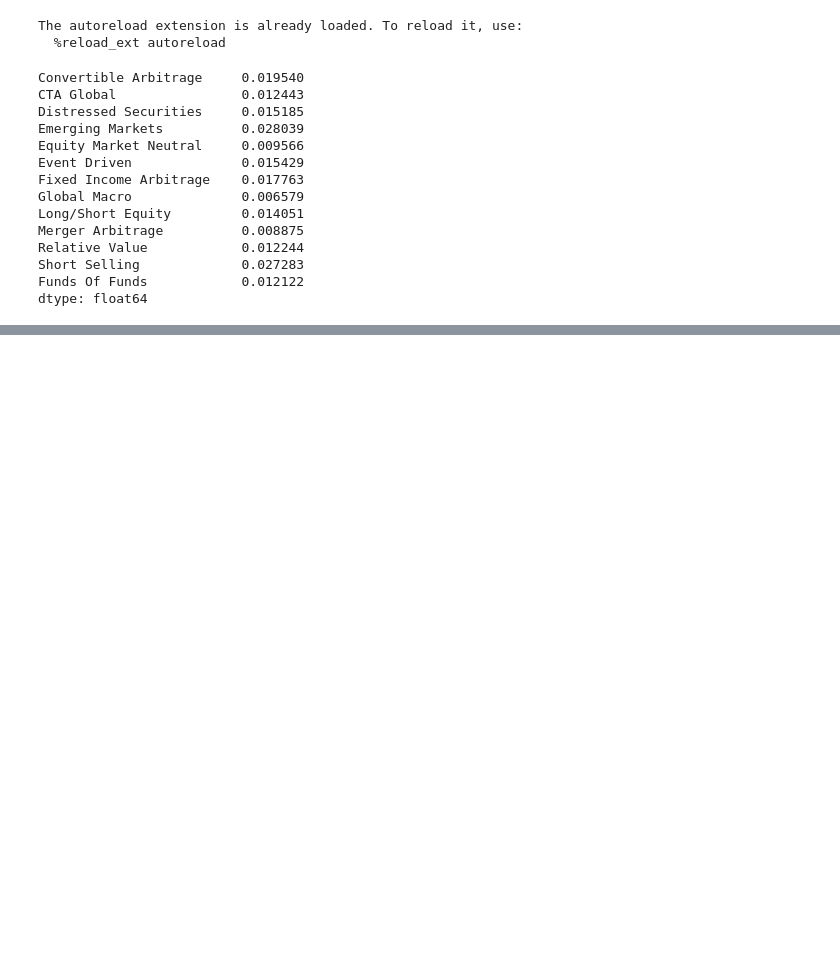
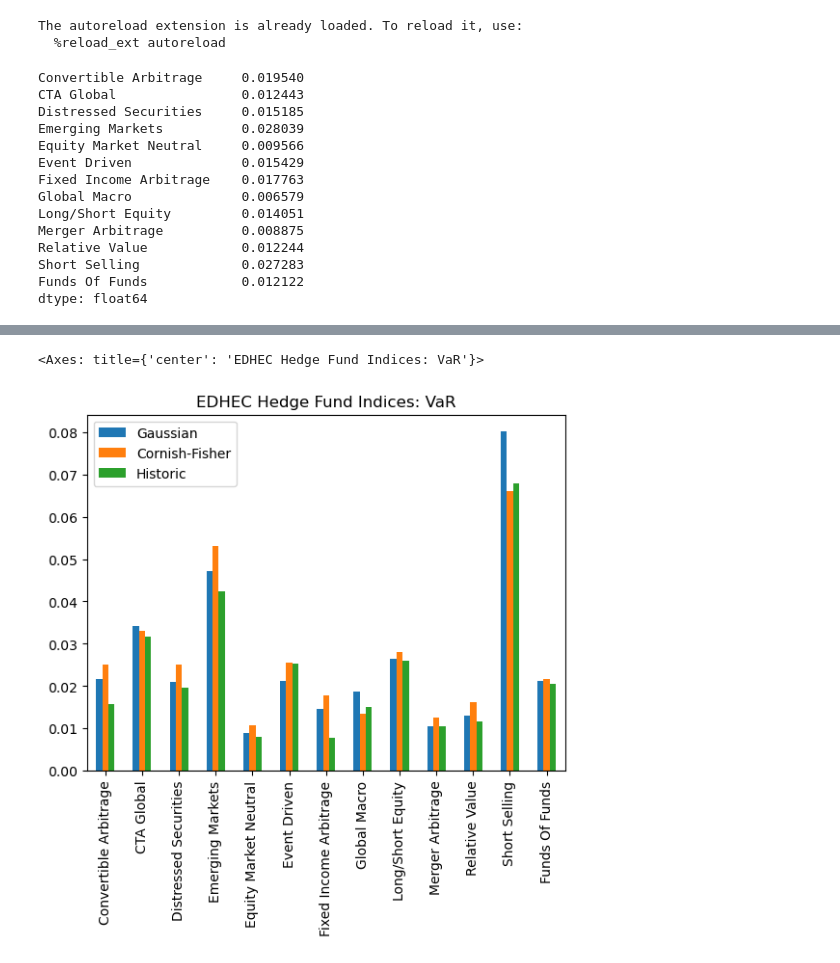
Before and after one commit to kvkenyon/quant, a Jupyter notebook: semideviation.ipynb, the cells around one changed output, grey strips where cells are left out. Drawn from its saved outputs; the diff is of its cells as text; code cells hidden in the pictures; blank space fills up the shorter version.

```diff
--- a/semideviation.ipynb
+++ b/semideviation.ipynb
@@ -28,0 +80,8 @@ dtype: float64
+# %%
+var_list = [rk.var_gaussian(hfi), rk.var_gaussian(hfi, modified=True), rk.var_historic(hfi)]
+comps = pd.concat(var_list, axis=1)
+comps.columns = ["Gaussian", "Cornish-Fisher", "Historic"]
+comps.plot.bar(title="EDHEC Hedge Fund Indices: VaR")
+# %% [output]
+<Axes: title={'center': 'EDHEC Hedge Fund Indices: VaR'}>
+[figure, added]
```
Also changed, not shown: parts of 4 cells of this notebook, 1 other file.
